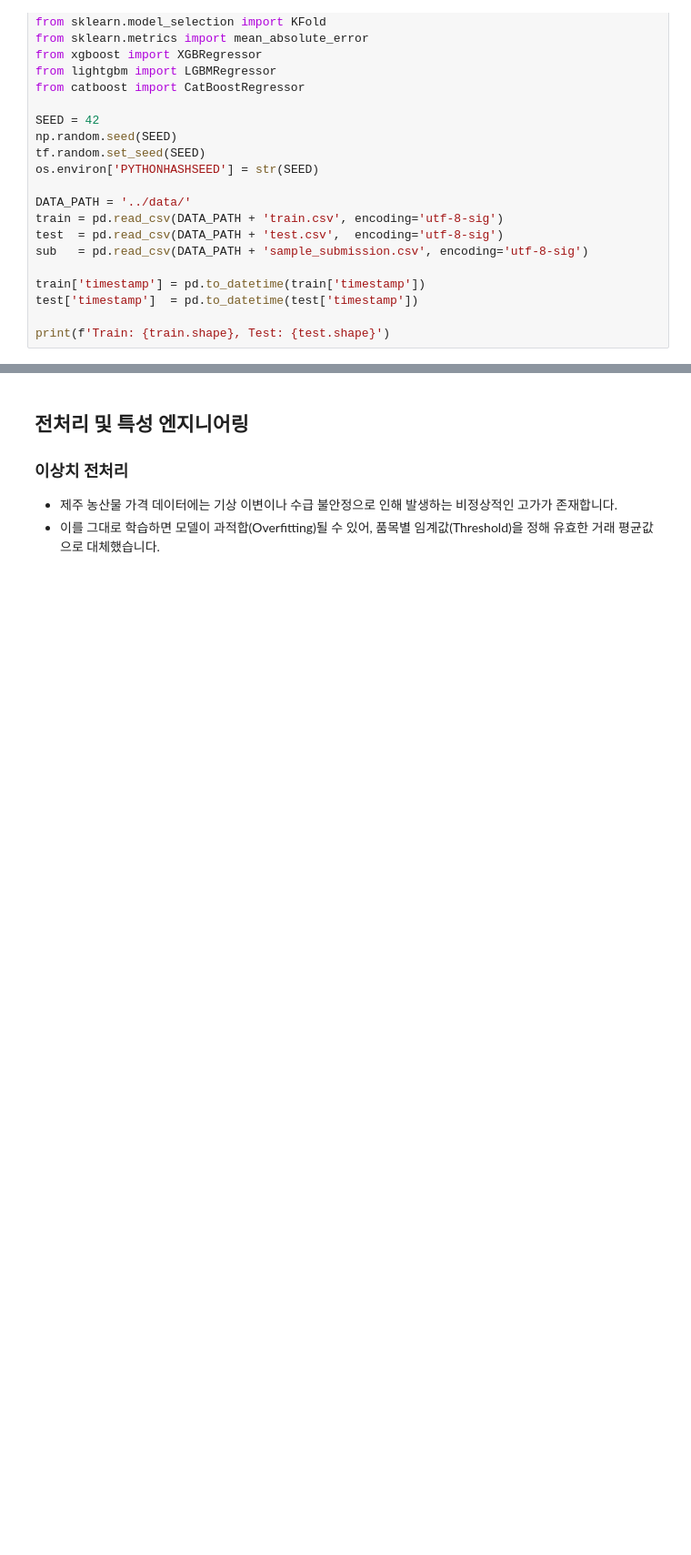
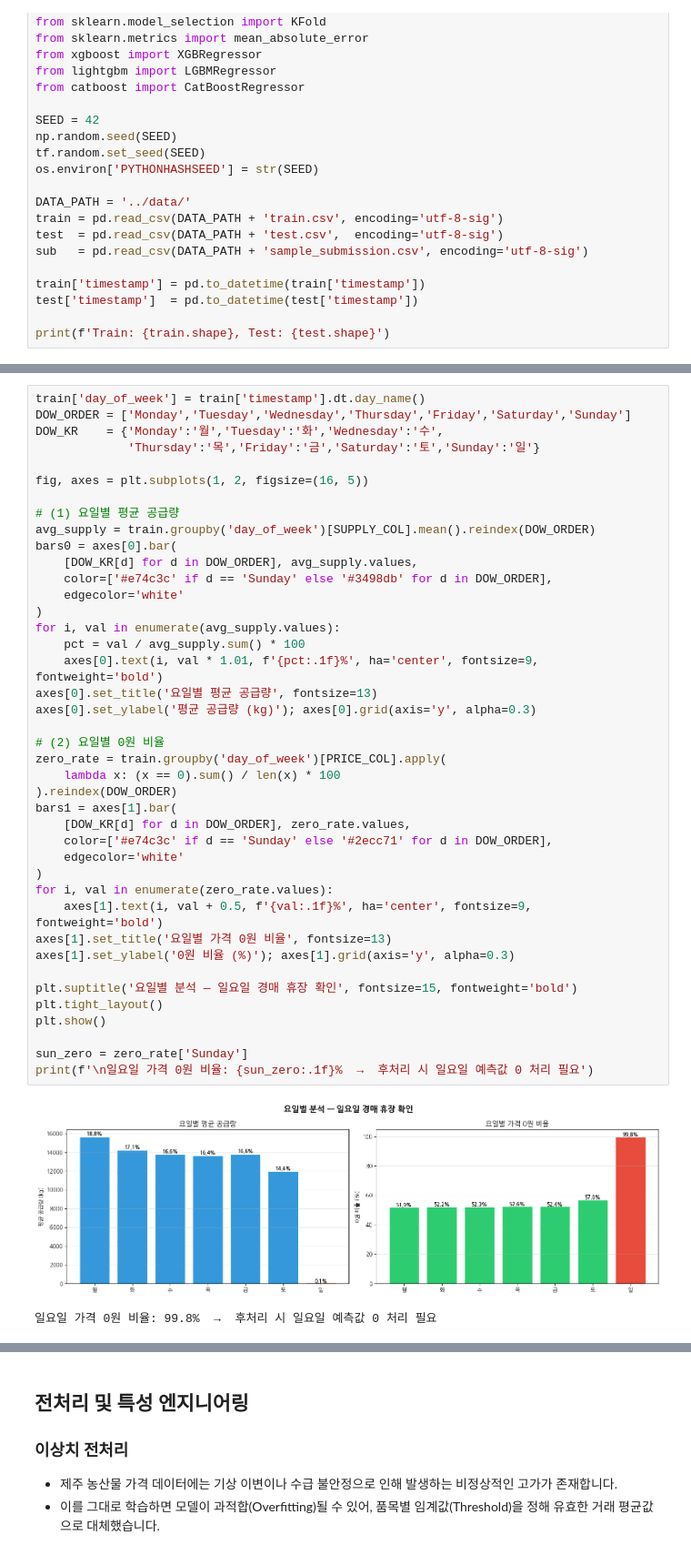
Before and after one commit to chul3224/Tomorrow-Jeju, a Jupyter notebook: Jeju_Final_v1.1.ipynb, the cells around one changed output, grey strips where cells are left out. Shown at 91% size. Saved outputs shown, nothing was run; the diff lists cells and outputs as text; blank space fills up the shorter version.

```diff
--- a/Jeju_Final_v1.1.ipynb
+++ b/Jeju_Final_v1.1.ipynb
@@ -99,0 +246,44 @@ print(f'Train: {train.shape}, Test: {test.shape}')
+# %%
+train['day_of_week'] = train['timestamp'].dt.day_name()
+DOW_ORDER = ['Monday','Tuesday','Wednesday','Thursday','Friday','Saturday','Sunday']
+DOW_KR    = {'Monday':'월','Tuesday':'화','Wednesday':'수',
+             'Thursday':'목','Friday':'금','Saturday':'토','Sunday':'일'}
+
+fig, axes = plt.subplots(1, 2, figsize=(16, 5))
+
+# (1) 요일별 평균 공급량
+avg_supply = train.groupby('day_of_week')[SUPPLY_COL].mean().reindex(DOW_ORDER)
+bars0 = axes[0].bar(
+    [DOW_KR[d] for d in DOW_ORDER], avg_supply.values,
+    color=['#e74c3c' if d == 'Sunday' else '#3498db' for d in DOW_ORDER],
+    edgecolor='white'
+)
+for i, val in enumerate(avg_supply.values):
+    pct = val / avg_supply.sum() * 100
+    axes[0].text(i, val * 1.01, f'{pct:.1f}%', ha='center', fontsize=9, fontweight='bold')
+axes[0].set_title('요일별 평균 공급량', fontsize=13)
+axes[0].set_ylabel('평균 공급량 (kg)'); axes[0].grid(axis='y', alpha=0.3)
+
+# (2) 요일별 0원 비율
+zero_rate = train.groupby('day_of_week')[PRICE_COL].apply(
+    lambda x: (x == 0).sum() / len(x) * 100
+).reindex(DOW_ORDER)
+bars1 = axes[1].bar(
+    [DOW_KR[d] for d in DOW_ORDER], zero_rate.values,
+    color=['#e74c3c' if d == 'Sunday' else '#2ecc71' for d in DOW_ORDER],
+    edgecolor='white'
+)
+for i, val in enumerate(zero_rate.values):
+    axes[1].text(i, val + 0.5, f'{val:.1f}%', ha='center', fontsize=9, fontweight='bold')
+axes[1].set_title('요일별 가격 0원 비율', fontsize=13)
+axes[1].set_ylabel('0원 비율 (%)'); axes[1].grid(axis='y', alpha=0.3)
+
+plt.suptitle('요일별 분석 — 일요일 경매 휴장 확인', fontsize=15, fontweight='bold')
+plt.tight_layout()
+plt.show()
+
+sun_zero = zero_rate['Sunday']
+print(f'\n일요일 가격 0원 비율: {sun_zero:.1f}%  →  후처리 시 일요일 예측값 0 처리 필요')
+# %% [output]
+[figure, added]
+일요일 가격 0원 비율: 99.8%  →  후처리 시 일요일 예측값 0 처리 필요
```
Also changed, not shown: parts of 11 cells of this notebook.
